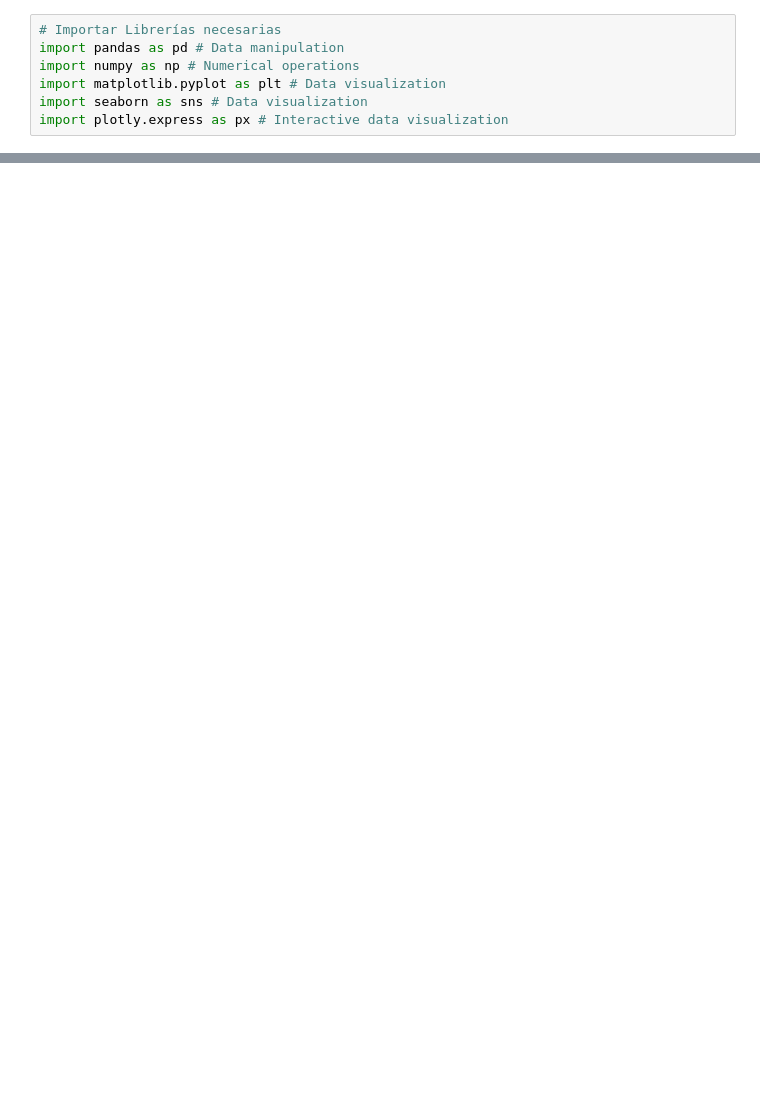
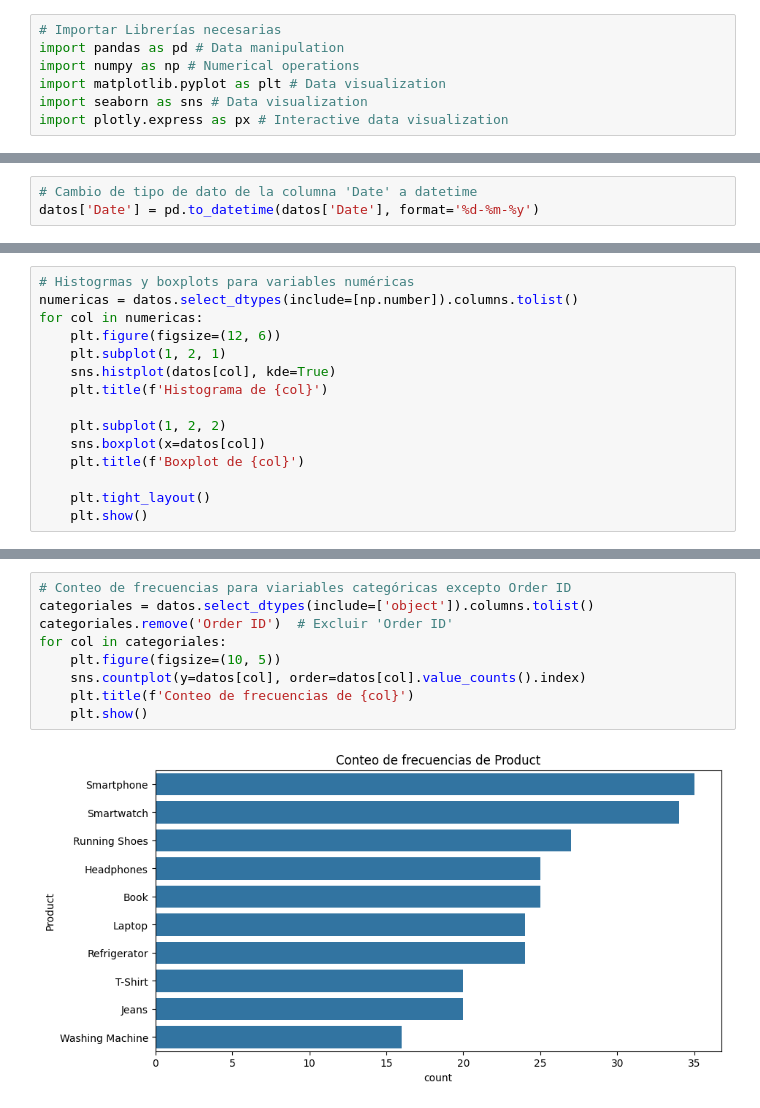
Before and after one commit to Dilmer-Rojas/Ventas_Amazon_2025, a Jupyter notebook: notebooks/01.EDA_I.ipynb, the cells around one changed output, grey strips where cells are left out. Cells and saved outputs as stored; diff of their text form; blank space fills up the shorter version.

```diff
--- a/notebooks/01.EDA_I.ipynb
+++ b/notebooks/01.EDA_I.ipynb
@@ -112,0 +98,3 @@ datos.describe().style.applymap(lambda v: 'color: green; font-weight: bold')
+# %%
+# Cambio de tipo de dato de la columna 'Date' a datetime
+datos['Date'] = pd.to_datetime(datos['Date'], format='%d-%m-%y')
@@ -112,0 +211,15 @@ datos.describe().style.applymap(lambda v: 'color: green; font-weight: bold')
+# %%
+# Histogrmas y boxplots para variables numéricas
+numericas = datos.select_dtypes(include=[np.number]).columns.tolist()
+for col in numericas:
+    plt.figure(figsize=(12, 6))
+    plt.subplot(1, 2, 1)
+    sns.histplot(datos[col], kde=True)
+    plt.title(f'Histograma de {col}')
+
+    plt.subplot(1, 2, 2)
+    sns.boxplot(x=datos[col])
+    plt.title(f'Boxplot de {col}')
+
+    plt.tight_layout()
+    plt.show()
@@ -112,0 +230,11 @@ datos.describe().style.applymap(lambda v: 'color: green; font-weight: bold')
+# %%
+# Conteo de frecuencias para viariables categóricas excepto Order ID
+categoriales = datos.select_dtypes(include=['object']).columns.tolist()
+categoriales.remove('Order ID')  # Excluir 'Order ID'
+for col in categoriales:
+    plt.figure(figsize=(10, 5))
+    sns.countplot(y=datos[col], order=datos[col].value_counts().index)
+    plt.title(f'Conteo de frecuencias de {col}')
+    plt.show()
+# %% [output]
+[figure, added]
```
Also changed, not shown: parts of 47 cells of this notebook.
